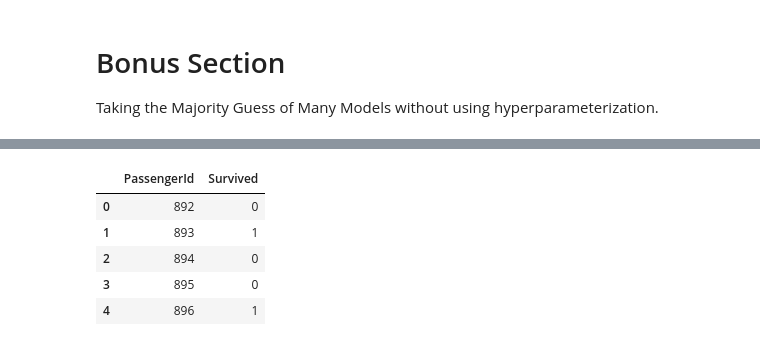
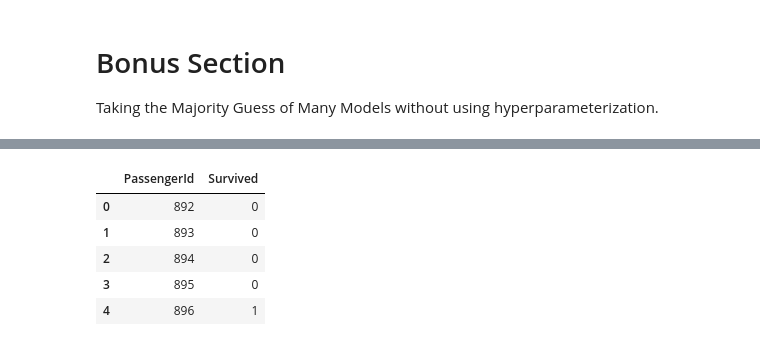
Before and after one commit to sonnyloweus/TitanicDeepLearningNN, a Jupyter notebook: titanicDNN_Tutorial.ipynb, the cells around one changed output, grey strips where cells are left out. Saved outputs shown, nothing was run; the diff lists cells and outputs as text; code cells hidden in the pictures.

```diff
--- a/titanicDNN_Tutorial.ipynb
+++ b/titanicDNN_Tutorial.ipynb
@@ -548,25 +564,24 @@ Binary Accuracies:
 # %%
-# final_preds = []
+final_preds = []
 
-# for i in range(0, len(dead)):
-#     if(dead[i] >= survived[i]):
-#         final_preds.append(0)
-#     else:
-#         final_preds.append(1)
+for i in range(0, len(dead)):
+    if(dead[i] >= survived[i]):
+        final_preds.append(0)
+    else:
+        final_preds.append(1)
 
-# output = pd.DataFrame({
-#     'PassengerId': test_data.PassengerId,
-#     'Survived': final_preds
-# })
+output = pd.DataFrame({
+    'PassengerId': test_data.PassengerId,
+    'Survived': final_preds
+})
 
 # output.to_csv('submission.csv', index=False)
-
 # output = pd.read_csv('submission.csv')
 # output.head()
 # %% [output]
 |  | PassengerId | Survived |
 | 0 | 892 | 0 |
-| 1 | 893 | 1 |
+| 1 | 893 | 0 |
 | 2 | 894 | 0 |
 | 3 | 895 | 0 |
 | 4 | 896 | 1 |
```
Also changed, not shown: parts of 8 cells of this notebook.
